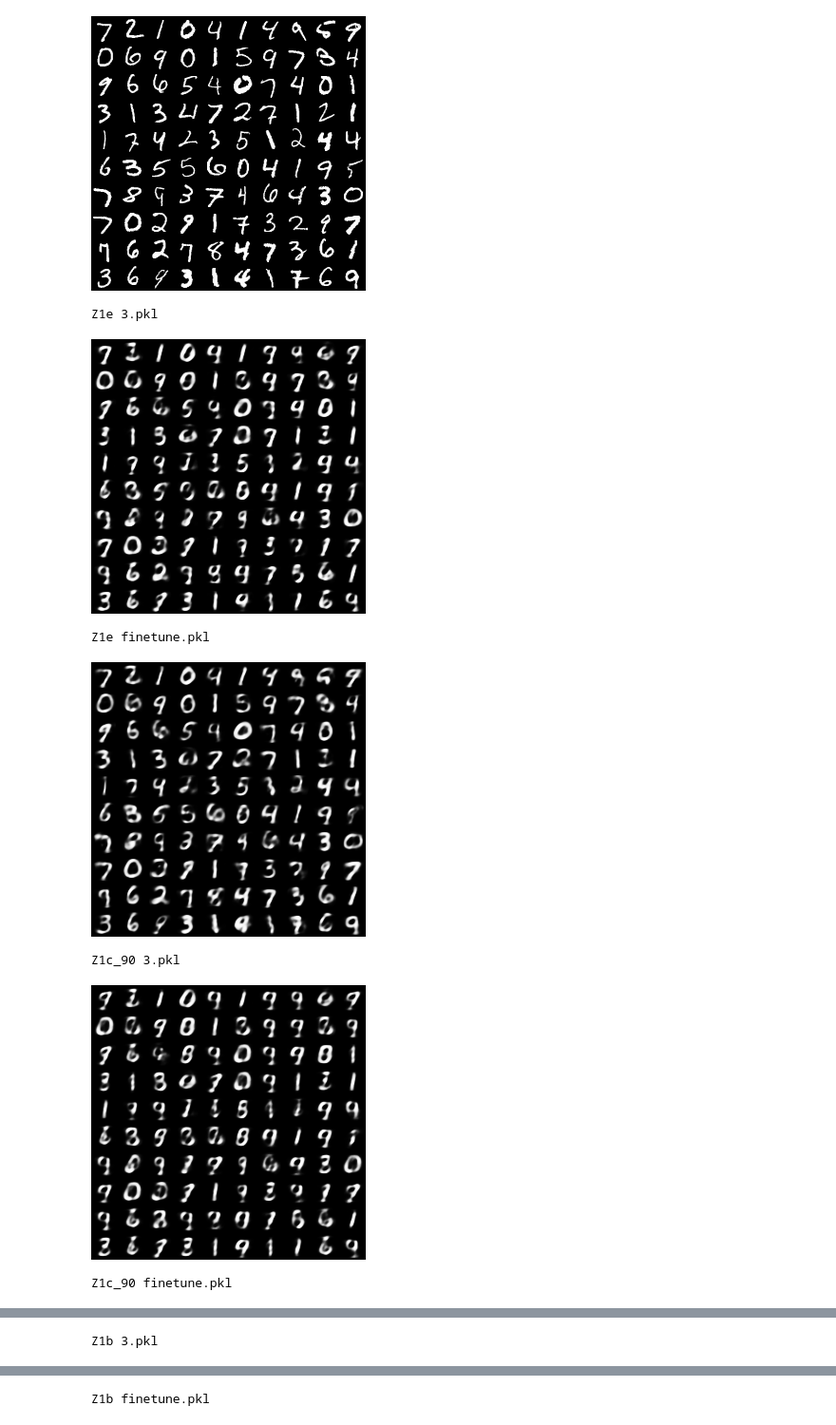
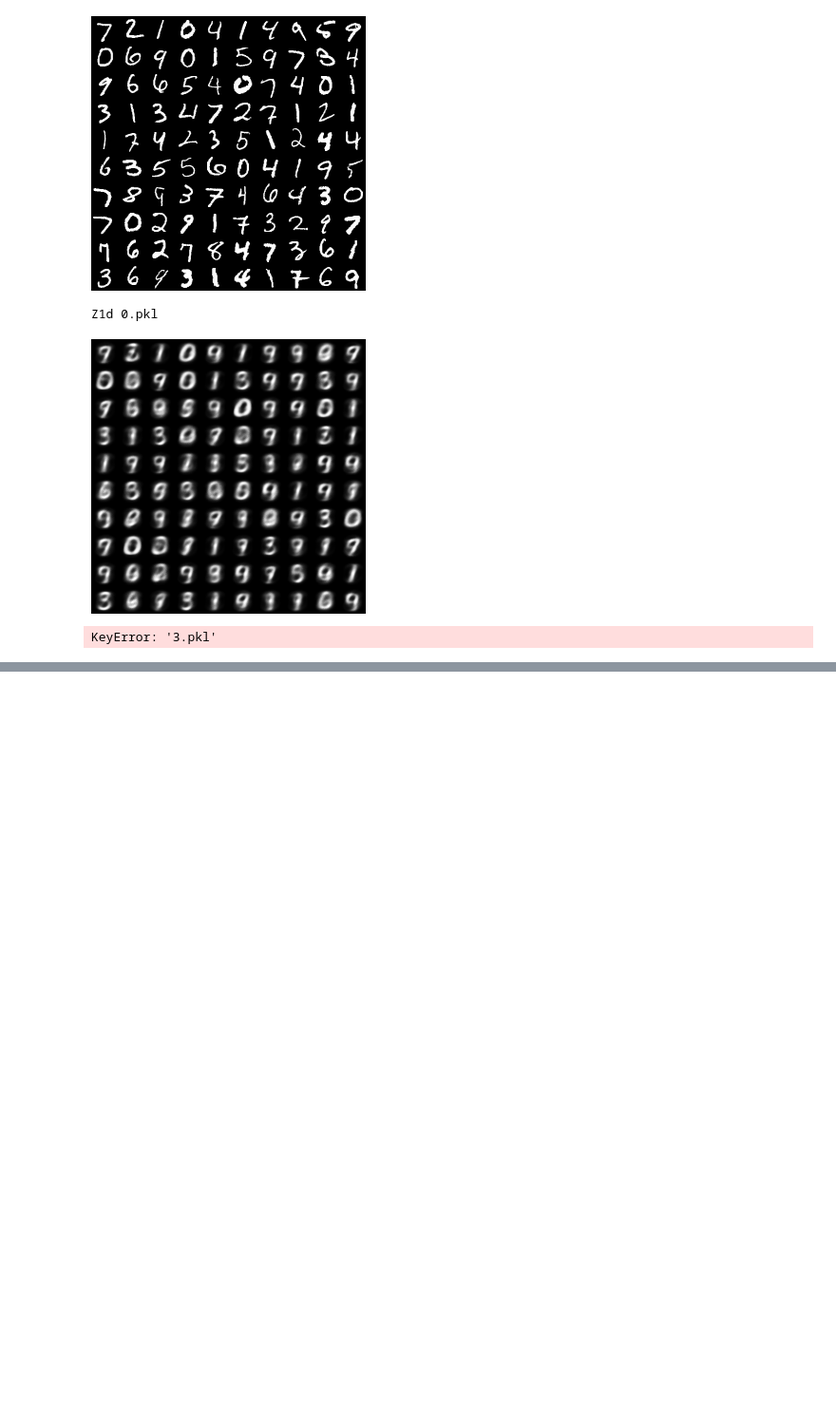
Before and after one commit to vinmisra/AE_experiments, a Jupyter notebook: test_AE.ipynb, the cells around one changed output, grey strips where cells are left out. Shown at 95% size. Cells and saved outputs as stored; diff of their text form; code cells hidden in the pictures; blank space fills up the shorter version.

```diff
--- a/test_AE.ipynb
+++ b/test_AE.ipynb
@@ -23,14 +23,14 @@ dir_fuel = os.path.join(DIR_DATA,'fuel')
 model_folders = [model_folder \
                for model_folder in os.listdir(dir_model) \
                if os.path.isdir(os.path.join(dir_model,model_folder))]
-model_folders = ['Z1e','Z1c_90','Z1b']
-submodels = ['0.pkl','1.pkl','2.pkl','3.pkl']
+model_folders = ['Z1d']
+submodels = ['0.pkl']
 final_model='finetune.pkl'
 # %%
 models = OrderedDict()
 for model_folder in model_folders:
     models[model_folder] = OrderedDict()
-    for submodel in submodels+[final_model]:
+    for submodel in submodels:#+[final_model]:
         path = os.path.join(dir_model,model_folder,submodel)
         if os.path.exists(path):
             models[model_folder][submodel] = serial.load(path)
@@ -44,7 +44,8 @@ Ys = OrderedDict()
 for model_folder in models:
     Xs[model_folder]=OrderedDict()
     Ys[model_folder]=OrderedDict()
-    for (idx,submodel) in enumerate(models[model_folder].keys()[:-1]):
+#    for (idx,submodel) in enumerate(models[model_folder].keys()[:-1]):
+    for (idx,submodel) in enumerate(models[model_folder].keys()): #replaces the above for no final_model
         Xs[model_folder][submodel] = models[model_folder][submodel].get_input_space().make_theano_batch()
         Y=Xs[model_folder][submodel]
         for jdx in range(idx+1):
@@ -52,8 +53,8 @@ for model_folder in models:
         for jdx in range(idx+1)[::-1]:
             Y = models[model_folder][submodels[jdx]].decode(Y)
         Ys[model_folder][submodel] = Y
-    Xs[model_folder][final_model] = models[model_folder][final_model].get_input_space().make_theano_batch()
-    Ys[model_folder][final_model] = models[model_folder][final_model].reconstruct(Xs[model_folder][final_model])
+    #Xs[model_folder][final_model] = models[model_folder][final_model].get_input_space().make_theano_batch()
+    #Ys[model_folder][final_model] = models[model_folder][final_model].reconstruct(Xs[model_folder][final_model])
 # %% [markdown]
 #Compute output
 # %%
@@ -81,19 +80,15 @@ original
 [figure]
 # %%
 for model_folder in model_folders:
-    for submodel in ['3.pkl','finetune.pkl']:
+    for submodel in ['0.pkl','3.pkl','finetune.pkl']:
         reconstructed = Image.fromarray(tile_raster_images(X=xhat[model_folder][submodel],
                                                   img_shape=(28,28),
                                                   tile_shape=(10,10),
                                                   tile_spacing=(1,1)))
         reconstructed.save('delete_me.png')
         print model_folder, submodel
         I.display(I.Image('delete_me.png'))
 # %% [output]
-Z1e 3.pkl
+Z1d 0.pkl
-[figure, old version]
+[figure, new version]
-Z1e finetune.pkl
+KeyError: '3.pkl'
-[figure, removed]
-Z1c_90 3.pkl
-[figure, removed]
-Z1c_90 finetune.pkl
@@ -101 +94,0 @@ Z1c_90 finetune.pkl
-Z1b 3.pkl
@@ -103 +94,0 @@ Z1b 3.pkl
-Z1b finetune.pkl
```
Also changed, not shown: parts of 4 cells of this notebook, 5 other files.
